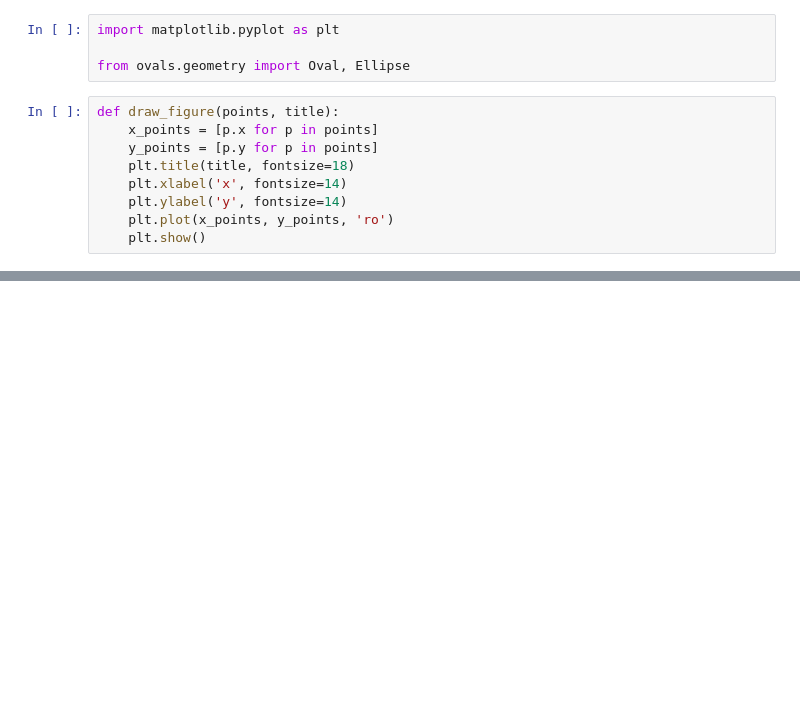
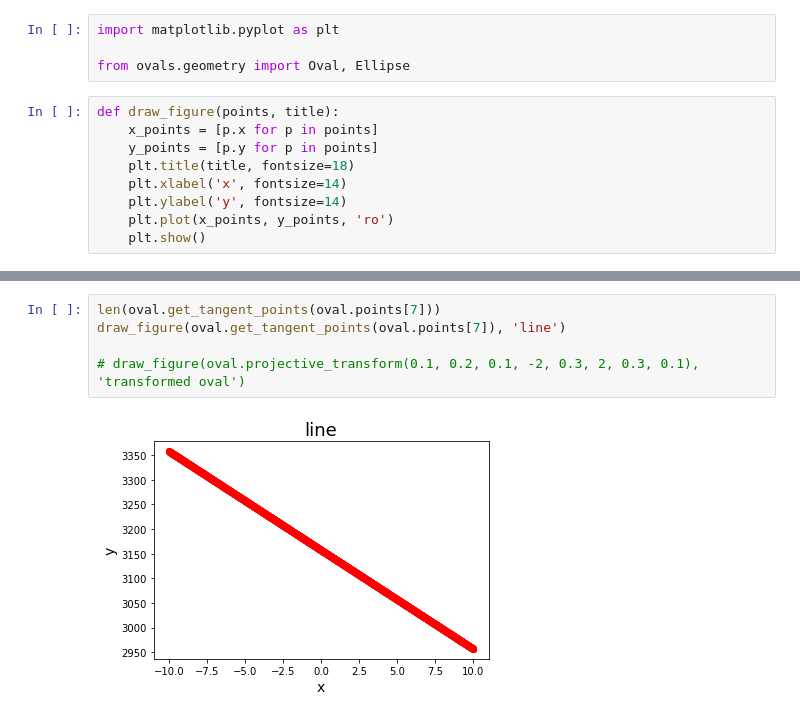
Before and after one commit to razmikKonstandyan/pics, a Jupyter notebook: illustration.ipynb, the cells around one changed output, grey strips where cells are left out. Saved outputs shown, nothing was run; the diff lists cells and outputs as text; blank space fills up the shorter version.

```diff
--- a/Untitled.ipynb
+++ b/illustration.ipynb
@@ -26 +26,8 @@ draw_figure(oval.projective_transform(0.1, 0.2, 0.1, -2, 0.3, 2, 0.3, 0.1), 'tra
 [figure]
+# %%
+len(oval.get_tangent_points(oval.points[7]))
+draw_figure(oval.get_tangent_points(oval.points[7]), 'line')
+
+# draw_figure(oval.projective_transform(0.1, 0.2, 0.1, -2, 0.3, 2, 0.3, 0.1), 'transformed oval')
+# %% [output]
+[figure, added]
```
Also changed, not shown: parts of 1 cell of this notebook, 1 other file.
